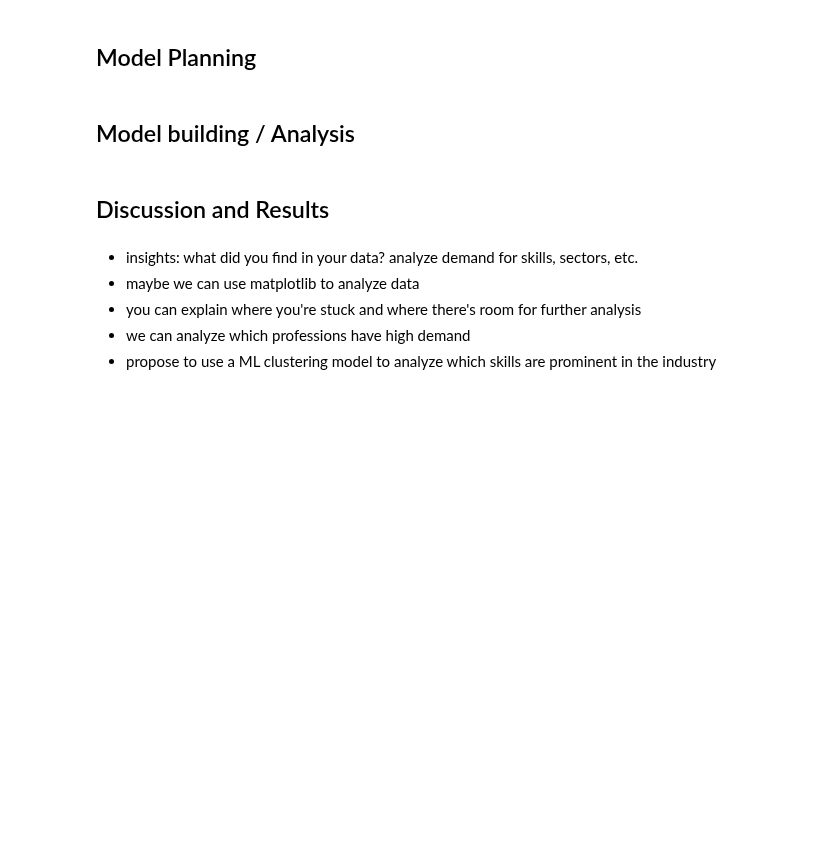
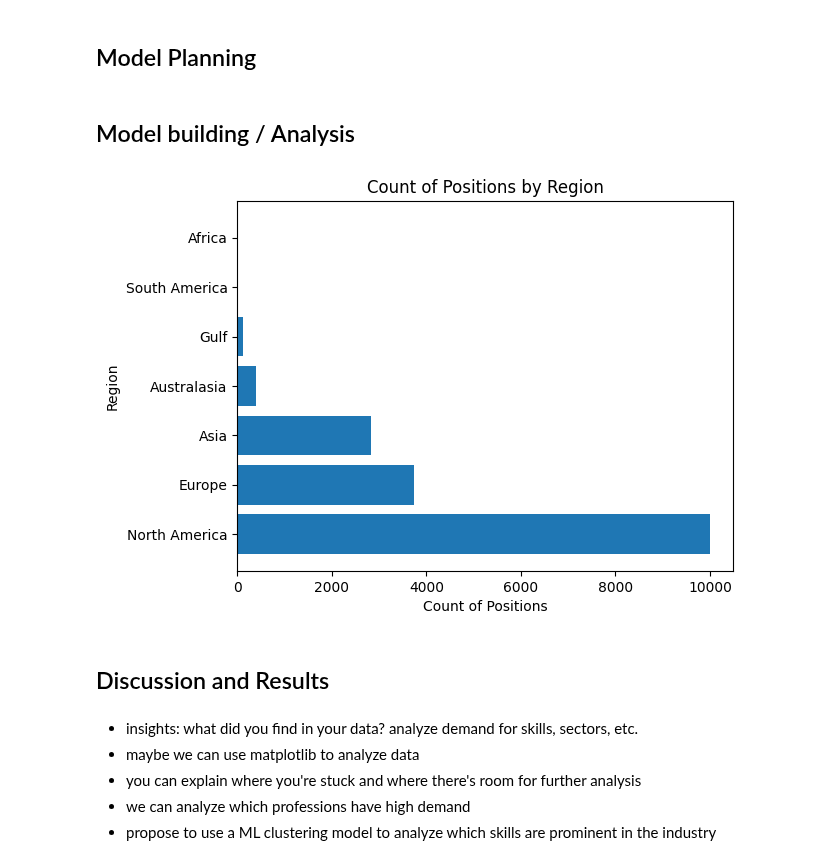
Before and after one commit to tumibytes/cis9650-project03, a Jupyter notebook: term_project_starter.ipynb, the cells around one changed output. Saved outputs shown, nothing was run; the diff lists cells and outputs as text; code cells hidden in the pictures; blank space fills up the shorter version.

Commit message:
plotted count of positions by region

```diff
--- a/term_project_starter.ipynb
+++ b/term_project_starter.ipynb
@@ -266,6 +276,22 @@ workArrangementType = df_flat["workArrangementType"].unique()
 # use sum, aggregate, count, etc. to do your analysis
 # %% [markdown]
 ## Model building / Analysis
+# %%
+fig, ax = plt.subplots()
+
+df_flat["region"] = df_flat["jobLocation"].apply(lambda x: x.get("region"))
+
+region_count = df_flat["region"].value_counts()
+bar_labels = region_count.index.tolist()
+count = region_count.values.tolist()
+
+ax.barh(bar_labels, count)
+ax.set_ylabel("Region")
+ax.set_xlabel("Count of Positions")
+ax.set_title("Count of Positions by Region")
+plt.show()
+# %% [output]
+[figure, added]
 # %% [markdown]
 ## Discussion and Results
 # %% [markdown]
```
Also changed, not shown: parts of 2 cells of this notebook.
